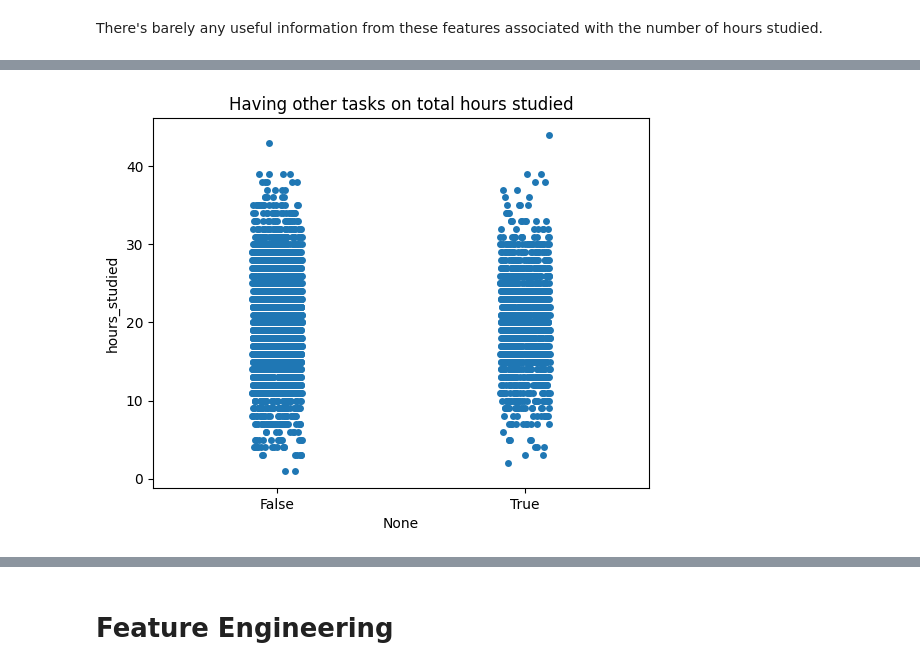
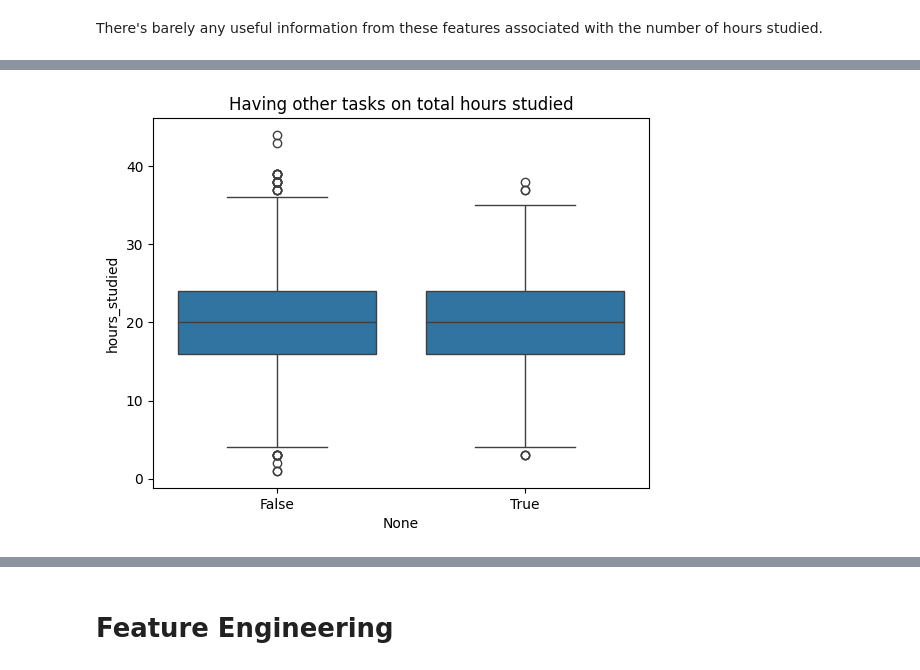
Before and after one commit to kabsmeiou/study-hours-estimator, a Jupyter notebook: study-hours-notebook.ipynb, the cells around one changed output, grey strips where cells are left out. Cells and saved outputs as stored; diff of their text form; code cells hidden in the pictures.

Commit message:
feat: final train

```diff
--- a/study-hours-notebook.ipynb
+++ b/study-hours-notebook.ipynb
@@ -302,8 +314,8 @@ There's barely any useful information from these features associated with the nu
 # %%
-sns.stripplot(x=((df_full_train['physical_activity'] <= 3) & (df_full_train['extracurricular_activities'] == 'no')), y=df_full_train['hours_studied'])
+sns.boxplot(x=((df_full_train['physical_activity'] >= 4) & (df_full_train['extracurricular_activities'] == 'yes')), y=df_full_train['hours_studied'])
 plt.title('Having other tasks on total hours studied');
 # %% [output]
-[figure, old version]
+[figure, new version]
 # %%
 sns.stripplot(x=((df_full_train['access_to_resources'] != 'low') & (df_full_train['internet_access'] == 'yes')), y=df_full_train['hours_studied'])
 plt.title('Resources + Internet vs total hours studied');
```
Also changed, not shown: parts of 33 cells of this notebook, 1 other file.
